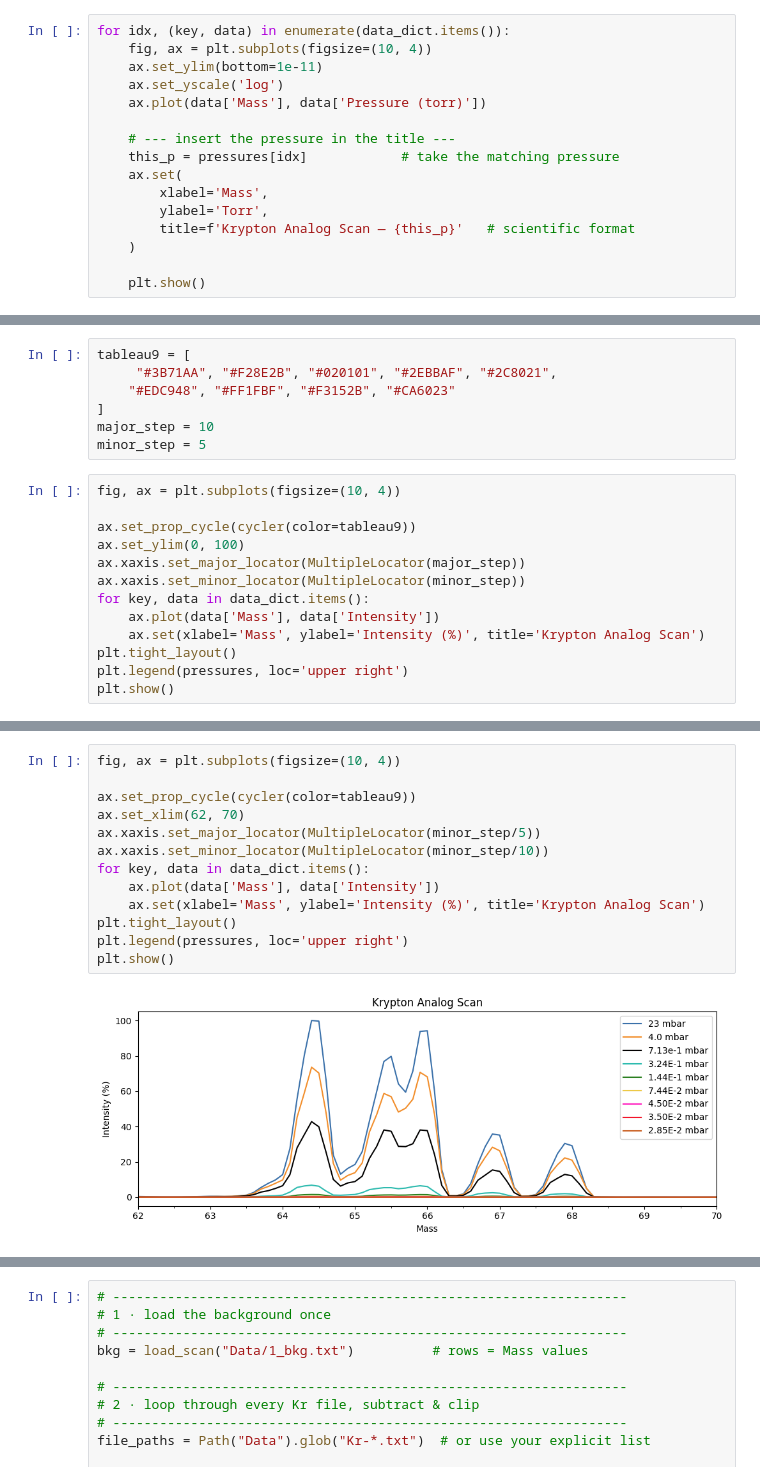
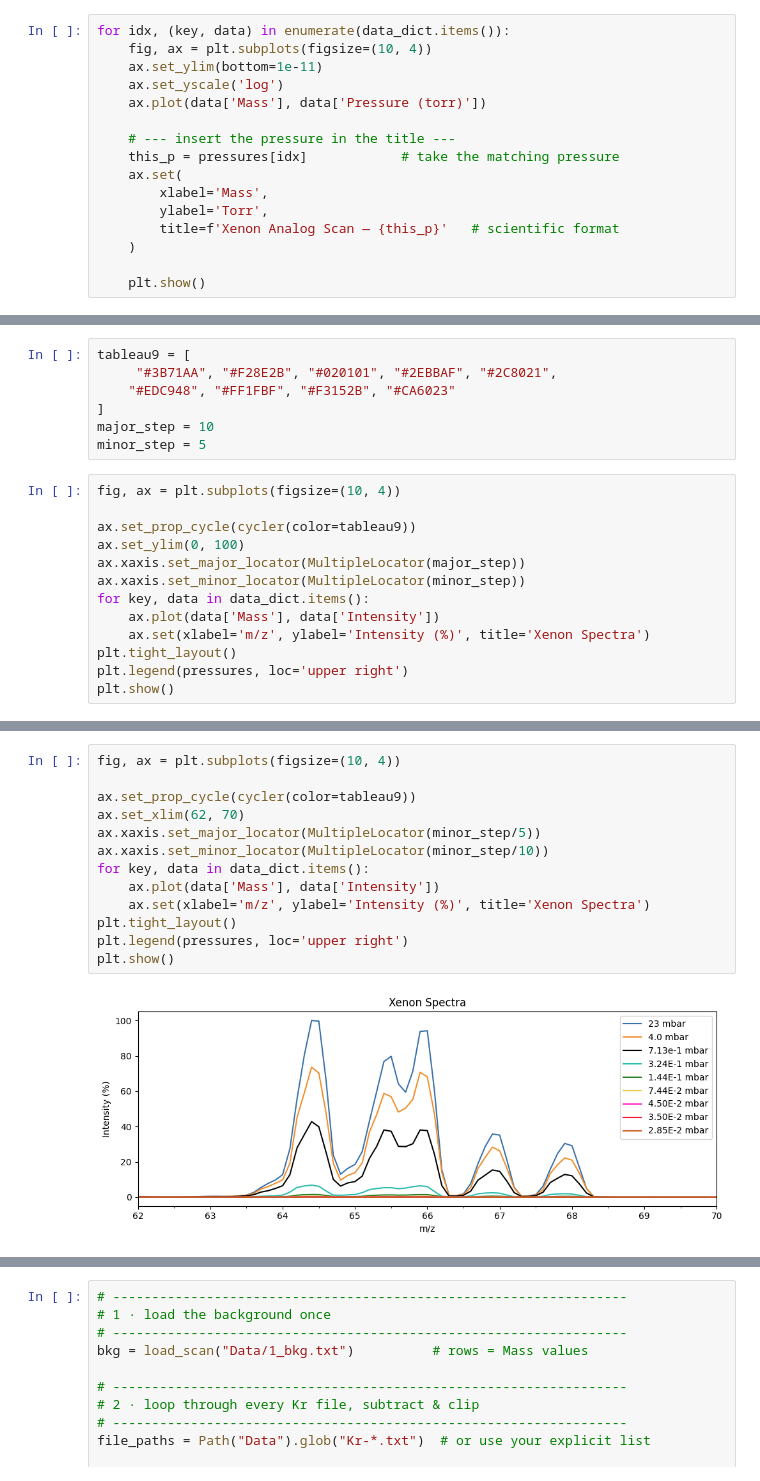
Before and after one commit to kearb-stomp/AdvLabs, a Jupyter notebook: Lab 3/Task 2.ipynb, the cells around one changed output, grey strips where cells are left out. Cells and saved outputs as stored; diff of their text form.

```diff
--- a/Lab 3/Task 2.ipynb
+++ b/Lab 3/Task 2.ipynb
@@ -74,7 +74,7 @@ for idx, (key, data) in enumerate(data_dict.items()):
     ax.set(
         xlabel='Mass',
         ylabel='Torr',
-        title=f'Krypton Analog Scan — {this_p}'   # scientific format
+        title=f'Xenon Analog Scan — {this_p}'   # scientific format
     )
 
     plt.show()
@@ -104,7 +104,7 @@ ax.xaxis.set_major_locator(MultipleLocator(major_step))
 ax.xaxis.set_minor_locator(MultipleLocator(minor_step))
 for key, data in data_dict.items():
     ax.plot(data['Mass'], data['Intensity'])
-    ax.set(xlabel='Mass', ylabel='Intensity (%)', title='Krypton Analog Scan')
+    ax.set(xlabel='m/z', ylabel='Intensity (%)', title='Xenon Spectra')
 plt.tight_layout()
 plt.legend(pressures, loc='upper right')
 plt.show()
@@ -113,18 +113,18 @@ plt.show()
 # %%
 fig, ax = plt.subplots(figsize=(10, 4))
 
 ax.set_prop_cycle(cycler(color=tableau9))
 ax.set_xlim(62, 70)
 ax.xaxis.set_major_locator(MultipleLocator(minor_step/5))
 ax.xaxis.set_minor_locator(MultipleLocator(minor_step/10))
 for key, data in data_dict.items():
     ax.plot(data['Mass'], data['Intensity'])
-    ax.set(xlabel='Mass', ylabel='Intensity (%)', title='Krypton Analog Scan')
+    ax.set(xlabel='m/z', ylabel='Intensity (%)', title='Xenon Spectra')
 plt.tight_layout()
 plt.legend(pressures, loc='upper right')
 plt.show()
 # %% [output]
-[figure, old version]
+[figure, new version]
 # %%
 fig, ax = plt.subplots(figsize=(10, 4))
 ax.set_prop_cycle(cycler(color=tableau9))
```
Also changed, not shown: parts of 3 cells of this notebook, 4 other files.
